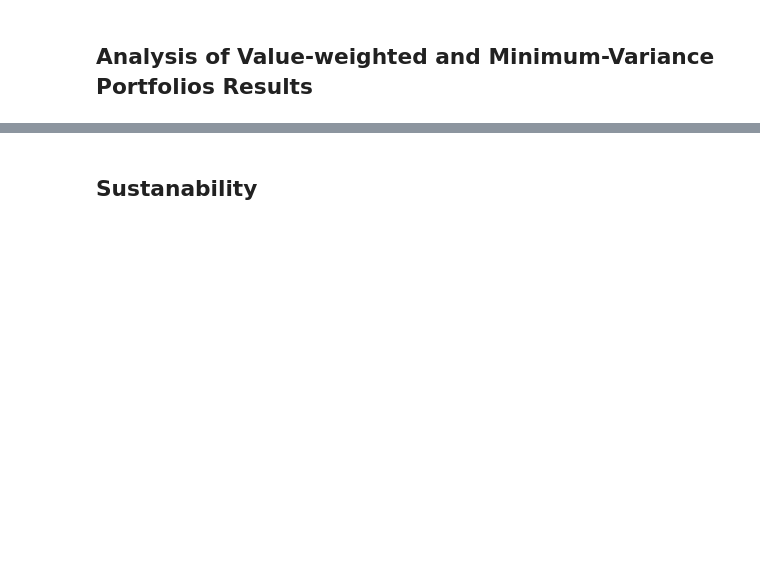
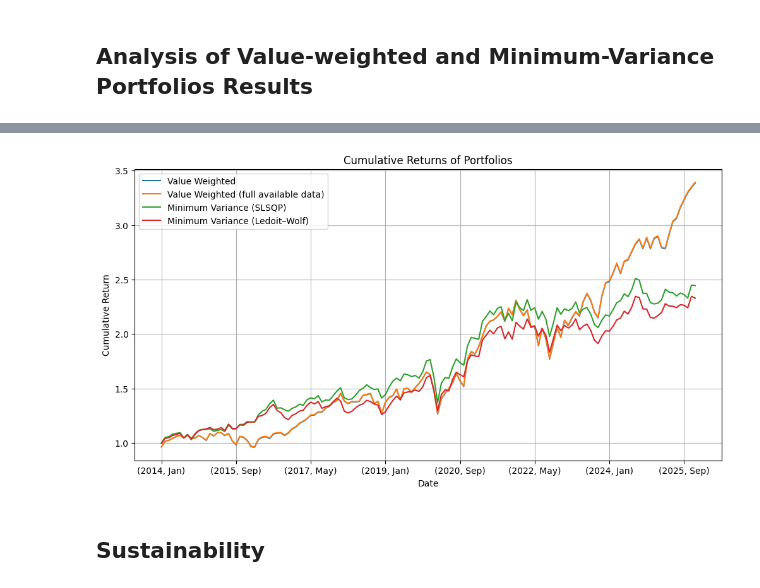
Before and after one commit to Quentinrezzo/Sustainability-Project, a Jupyter notebook: sustainability/notebook.ipynb, the cells around one changed output, grey strips where cells are left out. Cells and saved outputs as stored; diff of their text form; code cells hidden in the pictures; blank space fills up the shorter version.

```diff
--- a/sustainability/notebook.ipynb
+++ b/sustainability/notebook.ipynb
@@ -1065,0 +1113,9 @@ min_var_portfolio_2014_slsqp_returns
+# %%
+# Re-arrange the 4 returns dataframes into 1 column each in a new dataframe to be able to compare them easily
+comparison_df = pd.DataFrame({
+    'Value Weighted': value_weighted_portfolio_returns_df.stack(),
+    'Value Weighted (full available data)': value_weighted_portfolio_returns_fa_df.stack(),
+    'Minimum Variance (SLSQP)': min_var_portfolio_returns_slsqp_df.stack(),
+    'Minimum Variance (Ledoit–Wolf)': min_var_portfolio_returns_lw_df.stack()
+})
+comparison_df
@@ -1065,0 +1136,24 @@ min_var_portfolio_2014_slsqp_returns
+# %%
+# Compute the annualized average returns, volatilities, cumulative returns, Sharpe ratios and min & max monthly returns over all the years together for each portfolio from the combined dataframe
+annualized_stats = {}
+for column in comparison_df.columns:
+    avg_monthly_return = comparison_df[column].mean()
+    monthly_volatility = comparison_df[column].std()
+    cumulative_return = comparison_df[column].add(1).cumprod().iloc[-1]-1
+    min_monthly_return = comparison_df[column].min()
+    max_monthly_return = comparison_df[column].max()
+
+    annualized_average_return = (1+avg_monthly_return) ** 12 - 1
+    annualized_volatility = monthly_volatility * np.sqrt(12)
+    annualized_cumulative_return = (1+cumulative_return) ** (1/12) - 1
+    sharpe_ratio = annualized_average_return / annualized_volatility if annualized_volatility != 0 else np.nan
+    annualized_stats[column] = {
+        'Annualized Return': annualized_average_return,
+        'Annualized Volatility': annualized_volatility,
+        'Annualized Cumulative Return': annualized_cumulative_return,
+        'Sharpe Ratio': sharpe_ratio,
+        'Minimum Monthly Return': min_monthly_return,
+        'Maximum Monthly Return': max_monthly_return
+    }
+annualized_stats_df = pd.DataFrame(annualized_stats)
+annualized_stats_df
@@ -1066,2 +1168,16 @@ min_var_portfolio_2014_slsqp_returns
+# %%
+# Creation of a new portfolio that contains the cumulative returns in separate columns with dates as index to be able to plot them
+cumulative_returns_df = pd.DataFrame({
+    'Value Weighted': (1 + comparison_df['Value Weighted']).cumprod(),
+    'Value Weighted (full available data)': (1 + comparison_df['Value Weighted (full available data)']).cumprod(),
+    'Minimum Variance (SLSQP)': (1 + comparison_df['Minimum Variance (SLSQP)']).cumprod(),
+    'Minimum Variance (Ledoit–Wolf)': (1 + comparison_df['Minimum Variance (Ledoit–Wolf)']).cumprod()
+})
+cumulative_returns_df.plot(figsize=(12, 6), title='Cumulative Returns of Portfolios', ylabel='Cumulative Return', xlabel='Date')
+plt.legend(loc='upper left')
+plt.grid()
+plt.show()
+# %% [output]
+[figure, added]
 # %% [markdown]
-## Sustanability
+## Sustainability
```
Also changed, not shown: parts of 15 cells of this notebook.
